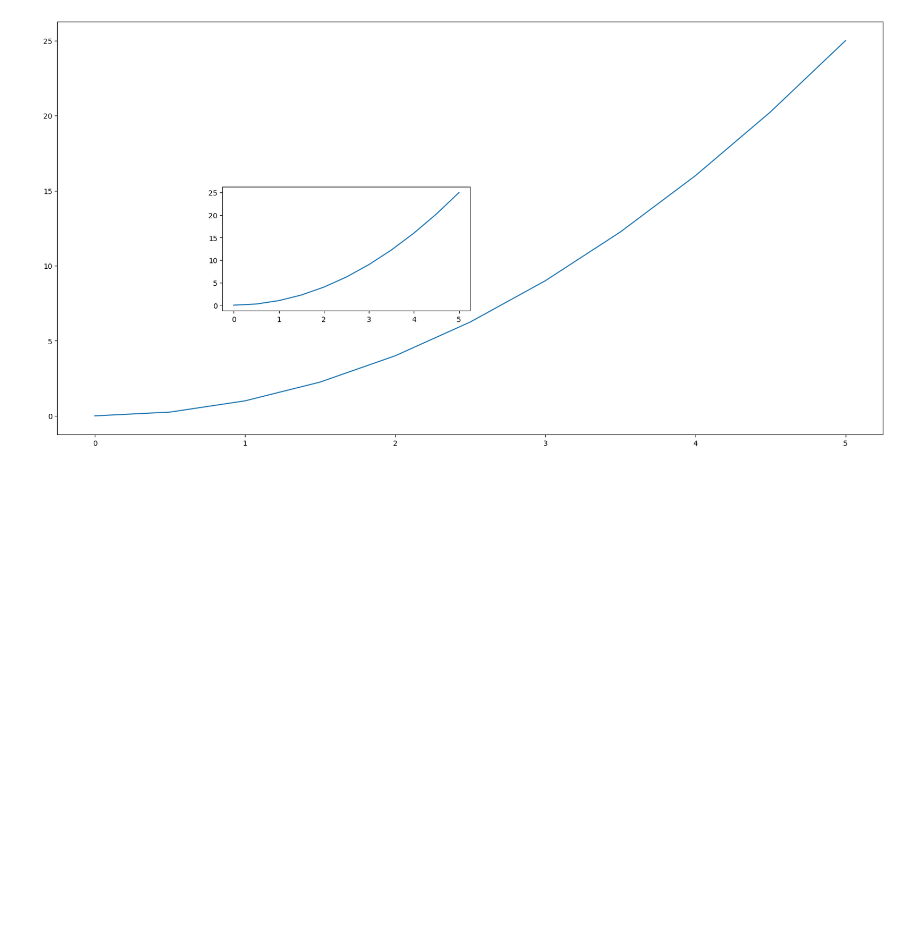
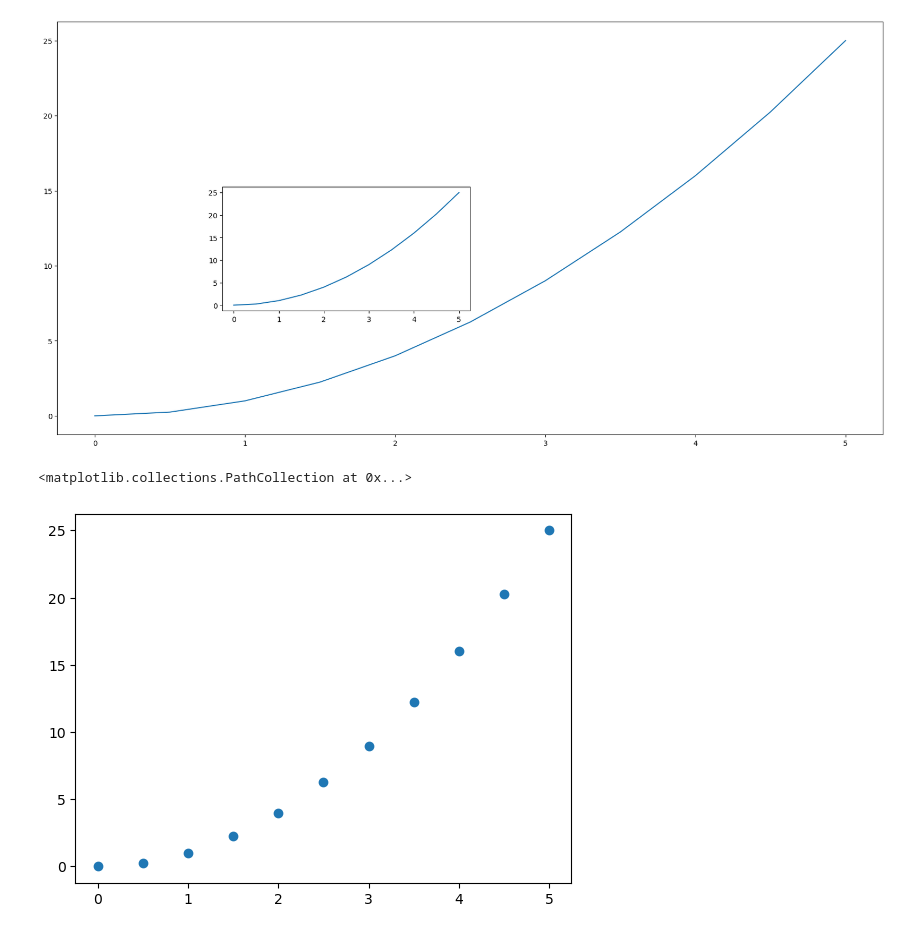
Before and after one commit to surajrawat11/DataScience, a Jupyter notebook: Data_Analysis/Data_Visualization/Matplotlib.ipynb, the cells around one changed output. Cells and saved outputs as stored; diff of their text form; code cells hidden in the pictures; blank space fills up the shorter version.

Commit message:
matplotlib complete

```diff
--- a/Data_Analysis/Data_Visualization/Matplotlib.ipynb
+++ b/Data_Analysis/Data_Visualization/Matplotlib.ipynb
@@ -64,3 +64,8 @@ axis2.plot(x,y)
 [figure]
 # %%
 Types of Plot
+# %%
+plt.scatter(x,y)
+# %% [output]
+<matplotlib.collections.PathCollection at 0x...>
+[figure, added]
```
Also changed, not shown: parts of 14 cells of this notebook, 2 other files.
